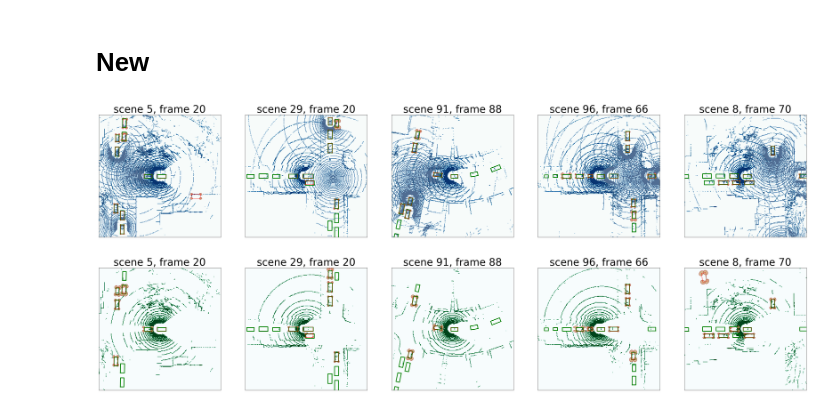
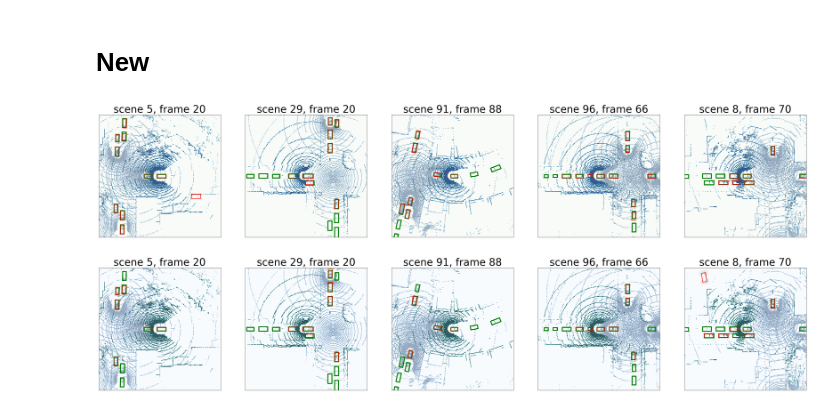
Before and after one commit to susanbao/coperception_mod, a Jupyter notebook: tools/det/exp_vis.ipynb, the cells around one changed output. Cells and saved outputs as stored; diff of their text form; code cells hidden in the pictures.

```diff
--- a/tools/det/exp_vis.ipynb
+++ b/tools/det/exp_vis.ipynb
@@ -69,14 +69,14 @@ def vis(ax, box, ratio, padded_voxel_points, padded_voxel_points_teacher, cmap):
     ax.imshow(
                 np.max(padded_voxel_points, axis=2),
                 cmap = cmap,
-                alpha=1,
+                alpha=own_dim, # 1
                 zorder=1,
             )
 
     ax.imshow(
                 np.max(padded_voxel_points_teacher, axis=2),
                 cmap = "Blues",
-                alpha=0.7, # change the dim of lidar
+                alpha=teacher_dim, # change the dim of lidar 0.7
                 zorder=1,
             )
 
@@ -90,7 +90,7 @@ def vis(ax, box, ratio, padded_voxel_points, padded_voxel_points_teacher, cmap):
             gt[k, :, 0]/0.25 + 128,
             gt[k, :, 1]/0.25 + 128 ,
             c="g",
-            linewidth=3.0, # bounding box line width
+            linewidth=ground_line, # bounding box line width 3.0
             zorder=20,
         )
 
@@ -103,7 +103,7 @@ def vis(ax, box, ratio, padded_voxel_points, padded_voxel_points_teacher, cmap):
             corners[k, :, 0]/0.25 + 128,
             corners[k, :, 1]/0.25 + 128,
             c="r",
-            linewidth=1,  # bounding box line width
+            linewidth=predict_line,  # bounding box line width 1
             zorder=20,
         )
 
@@ -389,9 +360,13 @@ def plot_results(agent, scene, frame):
 
     plt.savefig('/Users/sanbaosu/Documents/code/sensor_fusion_data/vis_data/results/exp_disco.svg',bbox_inches='tight')
 
+own_dim=0.7
+teacher_dim=0.4
+ground_line = 4
+predict_line = 2
 plot_results(0,0,0)
 # %% [output]
-[figure, old version]
+[figure, new version]
 # %%
 def plot_results(agent, scene, frame):
     fig, axes = plt.subplots(1, 5, figsize=(50, 50))
@@ -408,7 +383,7 @@ def plot_results(agent, scene, frame):
 
     # ---------------------------------------------------------------------------------------
     # ---------------------------------------------------------------------------------------
-    gt_dict = np.load("/home/yml/Downloads/test/agent" + str(1) + "/" + str(5) + "_" + str(20)+ "/0.npy", allow_pickle=True).item()
+    gt_dict = np.load("/Users/sanbaosu/Documents/code/sensor_fusion_data/vis_data/test/agent" + str(1) + "/" + str(5) + "_" + str(20)+ "/0.npy", allow_pickle=True).item()
     # print(gt_dict)
     indices = gt_dict["voxel_indices_0"]
     padded_voxel_points = np.zeros((256,256,13), dtype=bool)
@@ -416,69 +391,99 @@ def plot_results(agent, scene, frame):
     padded_voxel_points = np.rot90(padded_voxel_points, 3)
     padded_voxel_points = padded_voxel_points.astype(np.float32)
 
+    indices_teacher = gt_dict["voxel_indices_teacher"]
+    padded_voxel_points_teacher = np.zeros((256,256,13), dtype=bool)
+    padded_voxel_points_teacher[indices_teacher[:, 0], indices_teacher[:, 1], indices_teacher[:, 2]] = 1
+    padded_voxel_points_teacher = np.rot90(padded_voxel_points_teacher, 3)
+    padded_voxel_points_teacher = padded_voxel_points_teacher.astype(np.float32)
+
     # specify the result path
-    box = np.load("/home/yml/Downloads/lowerbound_all/lowerbound_dm/result"+ str(1)  + "/" + str(5) + "_" + str(20) +".npy", allow_pickle=True).item()
+    box = np.load("/Users/sanbaosu/Documents/code/sensor_fusion_data/vis_data/lowerbound_all/lowerbound_dm/result"+ str(1)  + "/" + str(5) + "_" + str(20) +".npy", allow_pickle=True).item()
     cmap = 'BuGn'
-    vis(ax[0], box, 2, padded_voxel_points, cmap)
+    vis(ax[0], box, 2, padded_voxel_points, padded_voxel_points_teacher, cmap)
 
     # ---------------------------------------------------------------------------------------
     # ---------------------------------------------------------------------------------------
-    gt_dict = np.load("/home/yml/Downloads/test/agent" + str(1) + "/" + str(29) + "_" + str(20)+ "/0.npy", allow_pickle=True).item()
+    gt_dict = np.load("/Users/sanbaosu/Documents/code/sensor_fusion_data/vis_data/test/agent" + str(1) + "/" + str(29) + "_" + str(20)+ "/0.npy", allow_pickle=True).item()
     indices = gt_dict["voxel_indices_0"]
     padded_voxel_points = np.zeros((256,256,13), dtype=bool)
     padded_voxel_points[indices[:, 0], indices[:, 1], indices[:, 2]] = 1
     padded_voxel_points = np.rot90(padded_voxel_points, 3)
     padded_voxel_points = padded_voxel_points.astype(np.float32)
 
+    indices_teacher = gt_dict["voxel_indices_teacher"]
+    padded_voxel_points_teacher = np.zeros((256,256,13), dtype=bool)
+    padded_voxel_points_teacher[indices_teacher[:, 0], indices_teacher[:, 1], indices_teacher[:, 2]] = 1
+    padded_voxel_points_teacher = np.rot90(padded_voxel_points_teacher, 3)
+    padded_voxel_points_teacher = padded_voxel_points_teacher.astype(np.float32)
+
     # specify the result path
-    box = np.load("/home/yml/Downloads/lowerbound_all/lowerbound_dm/result"+ str(1)  + "/" + str(29) + "_" + str(20) +".npy", allow_pickle=True).item()
+    box = np.load("/Users/sanbaosu/Documents/code/sensor_fusion_data/vis_data/lowerbound_all/lowerbound_dm/result"+ str(1)  + "/" + str(29) + "_" + str(20) +".npy", allow_pickle=True).item()
 
     cmap = 'BuGn'
-    vis(ax[1], box, 2, padded_voxel_points, cmap)
+    vis(ax[1], box, 2, padded_voxel_points, padded_voxel_points_teacher, cmap)
 
     # ---------------------------------------------------------------------------------------
     # ---------------------------------------------------------------------------------------
-    gt_dict = np.load("/home/yml/Downloads/test/agent" + str(1) + "/" + str(91) + "_" + str(88)+ "/0.npy", allow_pickle=True).item()
+    gt_dict = np.load("/Users/sanbaosu/Documents/code/sensor_fusion_data/vis_data/test/agent" + str(1) + "/" + str(91) + "_" + str(88)+ "/0.npy", allow_pickle=True).item()
     indices = gt_dict["voxel_indices_0"]
     padded_voxel_points = np.zeros((256,256,13), dtype=bool)
     padded_voxel_points[indices[:, 0], indices[:, 1], indices[:, 2]] = 1
     padded_voxel_points = np.rot90(padded_voxel_points, 3)
     padded_voxel_points = padded_voxel_points.astype(np.float32)
 
+    indices_teacher = gt_dict["voxel_indices_teacher"]
+    padded_voxel_points_teacher = np.zeros((256,256,13), dtype=bool)
+    padded_voxel_points_teacher[indices_teacher[:, 0], indices_teacher[:, 1], indices_teacher[:, 2]] = 1
+    padded_voxel_points_teacher = np.rot90(padded_voxel_points_teacher, 3)
+    padded_voxel_points_teacher = padded_voxel_points_teacher.astype(np.float32)
+
     # specify the result path
-    box = np.load("/home/yml/Downloads/lowerbound_all/lowerbound_dm/result"+ str(1)  + "/" + str(91) + "_" + str(88) +".npy", allow_pickle=True).item()
+    box = np.load("/Users/sanbaosu/Documents/code/sensor_fusion_data/vis_data/lowerbound_all/lowerbound_dm/result"+ str(1)  + "/" + str(91) + "_" + str(88) +".npy", allow_pickle=True).item()
     cmap = 'BuGn'
-    vis(ax[2], box, 2, padded_voxel_points, cmap)
+    vis(ax[2], box, 2, padded_voxel_points, padded_voxel_points_teacher, cmap)
 
     # ---------------------------------------------------------------------------------------
     # ---------------------------------------------------------------------------------------
 
-    gt_dict = np.load("/home/yml/Downloads/test/agent" + str(1) + "/" + str(96) + "_" + str(66)+ "/0.npy", allow_pickle=True).item()
+    gt_dict = np.load("/Users/sanbaosu/Documents/code/sensor_fusion_data/vis_data/test/agent" + str(1) + "/" + str(96) + "_" + str(66)+ "/0.npy", allow_pickle=True).item()
     indices = gt_dict["voxel_indices_0"]
     padded_voxel_points = np.zeros((256,256,13), dtype=bool)
     padded_voxel_points[indices[:, 0], indices[:, 1], indices[:, 2]] = 1
     padded_voxel_points = np.rot90(padded_voxel_points, 3)
     padded_voxel_points = padded_voxel_points.astype(np.float32)
 
+    indices_teacher = gt_dict["voxel_indices_teacher"]
+    padded_voxel_points_teacher = np.zeros((256,256,13), dtype=bool)
+    padded_voxel_points_teacher[indices_teacher[:, 0], indices_teacher[:, 1], indices_teacher[:, 2]] = 1
+    padded_voxel_points_teacher = np.rot90(padded_voxel_points_teacher, 3)
+    padded_voxel_points_teacher = padded_voxel_points_teacher.astype(np.float32)
+
     # specify the result path
-    box = np.load("/home/yml/Downloads/lowerbound_all/lowerbound_dm/result"+ str(1)  + "/" + str(96) + "_" + str(66) +".npy", allow_pickle=True).item()
+    box = np.load("/Users/sanbaosu/Documents/code/sensor_fusion_data/vis_data/lowerbound_all/lowerbound_dm/result"+ str(1)  + "/" + str(96) + "_" + str(66) +".npy", allow_pickle=True).item()
     cmap = 'BuGn'
-    vis(ax[3], box, 2, padded_voxel_points, cmap)
+    vis(ax[3], box, 2, padded_voxel_points, padded_voxel_points_teacher, cmap)
 
     # ---------------------------------------------------------------------------------------
     # ---------------------------------------------------------------------------------------
 
-    gt_dict = np.load("/home/yml/Downloads/test/agent" + str(1) + "/" + str(8) + "_" + str(70)+ "/0.npy", allow_pickle=True).item()
+    gt_dict = np.load("/Users/sanbaosu/Documents/code/sensor_fusion_data/vis_data/test/agent" + str(1) + "/" + str(8) + "_" + str(70)+ "/0.npy", allow_pickle=True).item()
     indices = gt_dict["voxel_indices_0"]
     padded_voxel_points = np.zeros((256,256,13), dtype=bool)
     padded_voxel_points[indices[:, 0], indices[:, 1], indices[:, 2]] = 1
     padded_voxel_points = np.rot90(padded_voxel_points, 3)
     padded_voxel_points = padded_voxel_points.astype(np.float32)
 
+    indices_teacher = gt_dict["voxel_indices_teacher"]
+    padded_voxel_points_teacher = np.zeros((256,256,13), dtype=bool)
+    padded_voxel_points_teacher[indices_teacher[:, 0], indices_teacher[:, 1], indices_teacher[:, 2]] = 1
+    padded_voxel_points_teacher = np.rot90(padded_voxel_points_teacher, 3)
+    padded_voxel_points_teacher = padded_voxel_points_teacher.astype(np.float32)
+
     # specify the result path
-    box = np.load("/home/yml/Downloads/lowerbound_all/lowerbound_dm/result"+ str(1)  + "/" + str(8) + "_" + str(70) +".npy", allow_pickle=True).item()
+    box = np.load("/Users/sanbaosu/Documents/code/sensor_fusion_data/vis_data/lowerbound_all/lowerbound_dm/result"+ str(1)  + "/" + str(8) + "_" + str(70) +".npy", allow_pickle=True).item()
     cmap = 'BuGn'
-    vis(ax[4], box, 2, padded_voxel_points, cmap)
+    vis(ax[4], box, 2, padded_voxel_points, padded_voxel_points_teacher, cmap)
 
     # ---------------------------------------------------------------------------------------
     # ---------------------------------------------------------------------------------------
@@ -493,35 +498,35 @@ def plot_results(agent, scene, frame):
     ax[0].set_xlim(0,256)
     ax[1].set_xlim(0,256)
     ax[2].set_xlim(0,256)
     ax[3].set_xlim(0,256)
     ax[4].set_xlim(0,256)
 
     ax[0].set_ylim(256,0)
     ax[1].set_ylim(256,0)
     ax[2].set_ylim(256,0)
     ax[3].set_ylim(256,0)
     ax[4].set_ylim(256,0)
 
     ax[0].set_xticks([])
     ax[0].set_yticks([])
 
     ax[1].set_xticks([])
     ax[1].set_yticks([])
 
     ax[2].set_xticks([])
     ax[2].set_yticks([])
 
     ax[3].set_xticks([])
     ax[3].set_yticks([])
 
     ax[4].set_xticks([])
     ax[4].set_yticks([])
 
-    plt.savefig('./exp_lowerbound.svg',bbox_inches='tight')
+    plt.savefig('/Users/sanbaosu/Documents/code/sensor_fusion_data/vis_data/results/exp_lowerbound.svg',bbox_inches='tight')
 
 plot_results(0,0,0)
 # %% [output]
-[figure, old version]
+[figure, new version]
 # %%
 def plot_results(agent, scene, frame):
     fig, axes = plt.subplots(1, 5, figsize=(50, 50))
```
Also changed, not shown: parts of 10 cells of this notebook.
